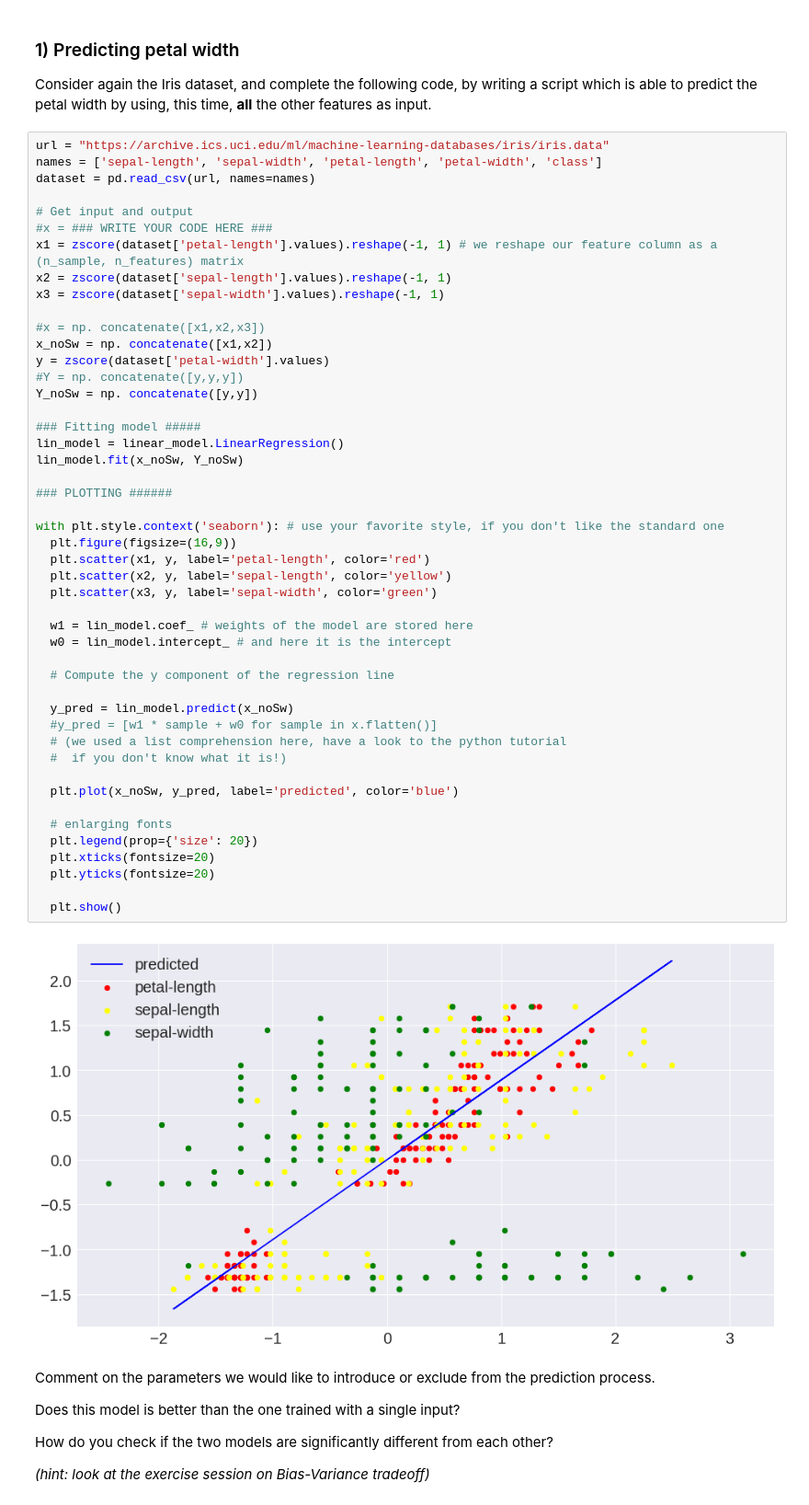
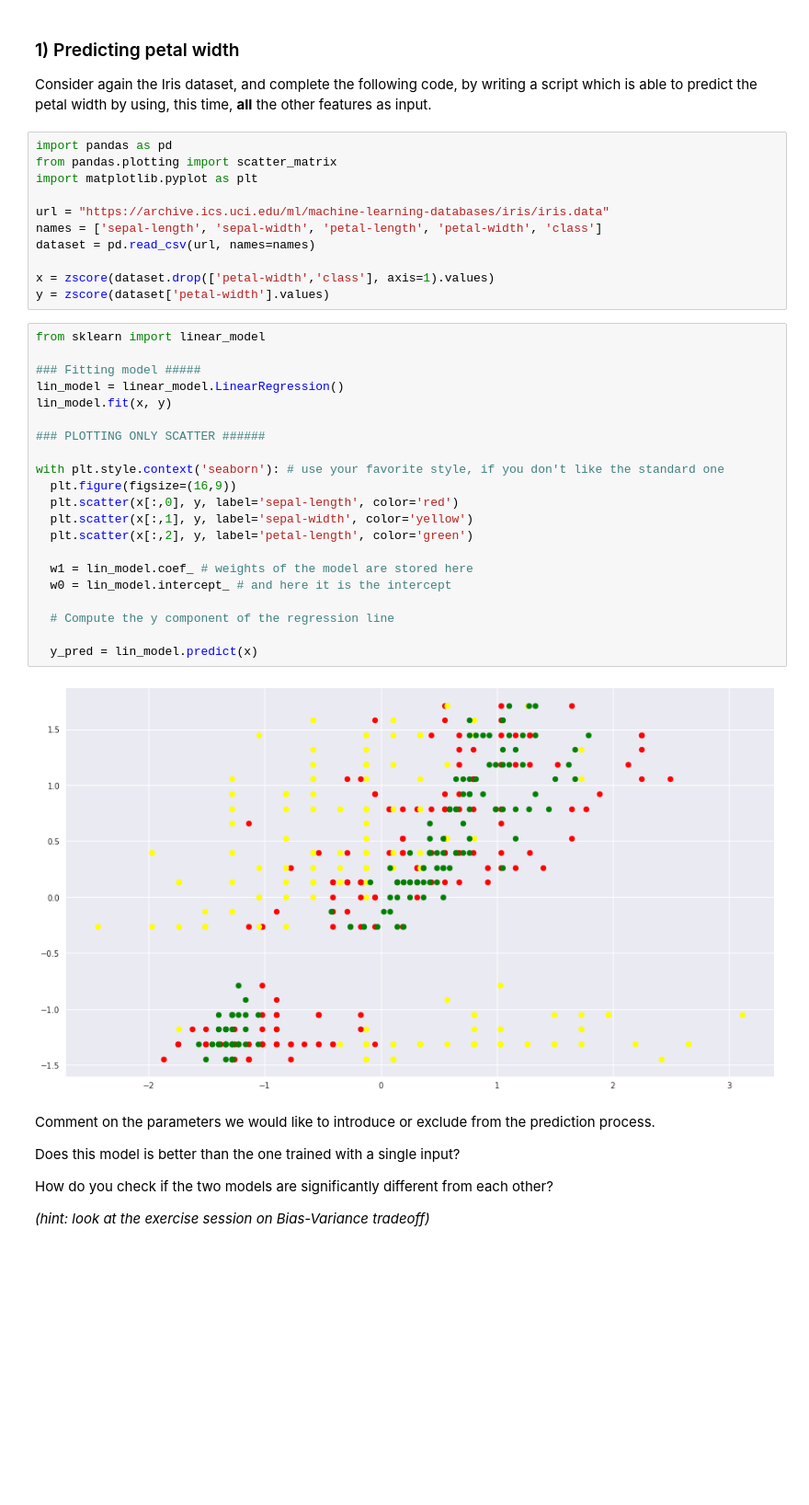
Before and after one commit to AlessandroPolidori/ML_notebook, a Jupyter notebook: Linear_Regression_notebook.ipynb, the cells around one changed output. Shown at 92% size. Saved outputs shown, nothing was run; the diff lists cells and outputs as text; blank space fills up the shorter version.

```diff
--- a/Linear_Regression_notebook.ipynb
+++ b/Linear_Regression_notebook.ipynb
@@ -344,55 +326,40 @@ Here we propose some exercises in python for you. They are not mandatory, but th
 ### 1) Predicting petal width
 
 Consider again the Iris dataset, and complete the following code, by writing a script which is able to predict the petal width by using, this time, **all** the other features as input.
+# %%
+import pandas as pd
+from pandas.plotting import scatter_matrix
+import matplotlib.pyplot as plt
+
+url = "https://archive.ics.uci.edu/ml/machine-learning-databases/iris/iris.data"
+names = ['sepal-length', 'sepal-width', 'petal-length', 'petal-width', 'class']
+dataset = pd.read_csv(url, names=names)
+
+x = zscore(dataset.drop(['petal-width','class'], axis=1).values)
+y = zscore(dataset['petal-width'].values)
 # %%
-url = "https://archive.ics.uci.edu/ml/machine-learning-databases/iris/iris.data"
-names = ['sepal-length', 'sepal-width', 'petal-length', 'petal-width', 'class']
-dataset = pd.read_csv(url, names=names)
-
-# Get input and output
-#x = ### WRITE YOUR CODE HERE ###
-x1 = zscore(dataset['petal-length'].values).reshape(-1, 1) # we reshape our feature column as a (n_sample, n_features) matrix
-x2 = zscore(dataset['sepal-length'].values).reshape(-1, 1)
-x3 = zscore(dataset['sepal-width'].values).reshape(-1, 1)
-
-#x = np. concatenate([x1,x2,x3])
-x_noSw = np. concatenate([x1,x2])
-y = zscore(dataset['petal-width'].values)
-#Y = np. concatenate([y,y,y])
-Y_noSw = np. concatenate([y,y])
+from sklearn import linear_model
 
 ### Fitting model #####
 lin_model = linear_model.LinearRegression()
-lin_model.fit(x_noSw, Y_noSw)
+lin_model.fit(x, y)
 
-### PLOTTING ######
+### PLOTTING ONLY SCATTER ######
 
 with plt.style.context('seaborn'): # use your favorite style, if you don't like the standard one
   plt.figure(figsize=(16,9))
-  plt.scatter(x1, y, label='petal-length', color='red')
-  plt.scatter(x2, y, label='sepal-length', color='yellow')
-  plt.scatter(x3, y, label='sepal-width', color='green')
+  plt.scatter(x[:,0], y, label='sepal-length', color='red')
+  plt.scatter(x[:,1], y, label='sepal-width', color='yellow')
+  plt.scatter(x[:,2], y, label='petal-length', color='green')
 
   w1 = lin_model.coef_ # weights of the model are stored here
   w0 = lin_model.intercept_ # and here it is the intercept
 
   # Compute the y component of the regression line
 
-  y_pred = lin_model.predict(x_noSw)
-  #y_pred = [w1 * sample + w0 for sample in x.flatten()]
-  # (we used a list comprehension here, have a look to the python tutorial
-  #  if you don't know what it is!)
-
-  plt.plot(x_noSw, y_pred, label='predicted', color='blue')
-
-  # enlarging fonts
-  plt.legend(prop={'size': 20})
-  plt.xticks(fontsize=20)
-  plt.yticks(fontsize=20)
-
-  plt.show()
+  y_pred = lin_model.predict(x)
 # %% [output]
-[figure, old version]
+[figure, new version]
 # %% [markdown]
 Comment on the parameters we would like to introduce or exclude from the prediction process.
 
```
Also changed, not shown: parts of 2 cells of this notebook.
